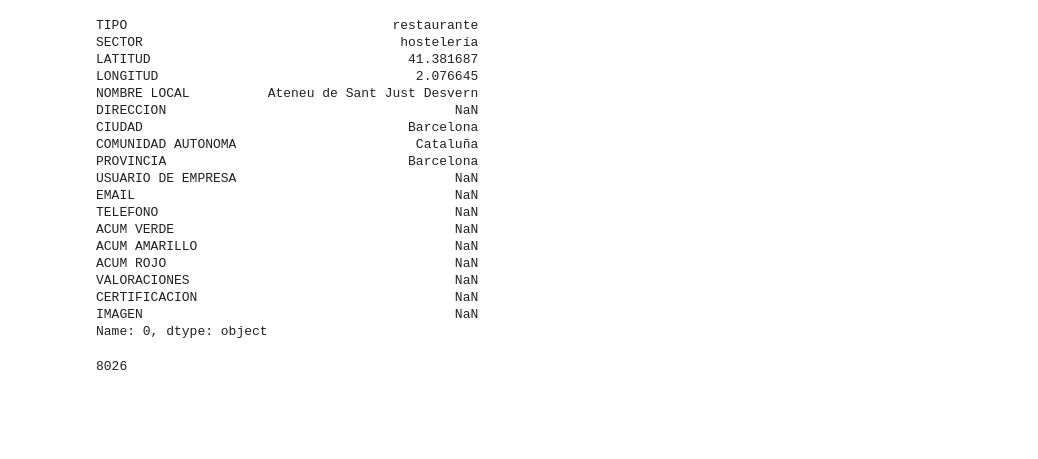
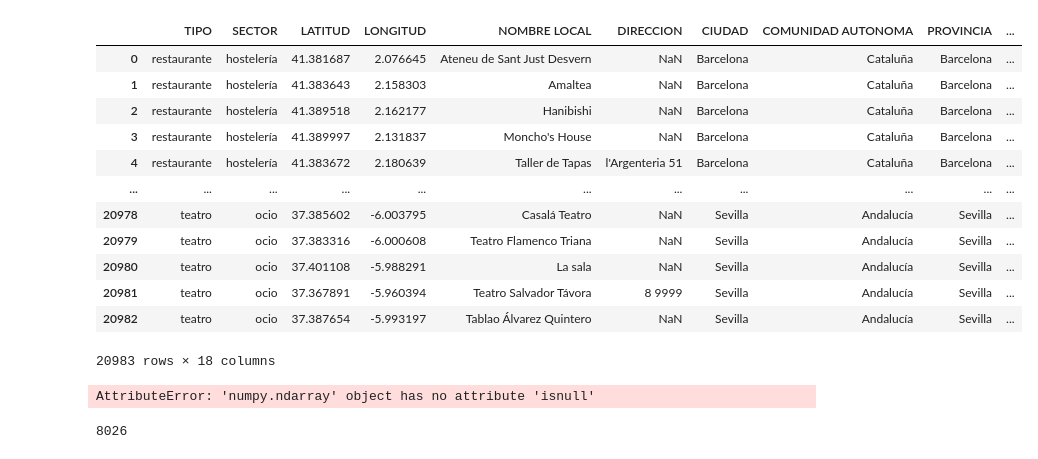
Before and after one commit to Marycruz1189/DesafioTripulaciones_Data, a Jupyter notebook: src/LocalesFakerSQL.ipynb, the cells around one changed output. Saved outputs shown, nothing was run; the diff lists cells and outputs as text; code cells hidden in the pictures; blank space fills up the shorter version.

Commit message:
LocalesFake

```diff
--- a/src/LocalesFakerSQL.ipynb
+++ b/src/LocalesFakerSQL.ipynb
@@ -1,40 +1,38 @@
 # %%
 from faker import Faker
 import numpy as np
 import pandas as pd
 
 # importación de librerías propias
 import utils.folders_tb as fold
 import utils.tools as tools
 import utils.sql_tb as sql
 from utils.mysql_driver import MySQL
 import utils.mysql_driver as drv
 
 fake = Faker('es_ES')
 df_locales = fold.read_file_toDF('locales',',')
 df_locales.drop(columns='Unnamed: 0', inplace=True)
-for i in range(len(df_locales)):
-    print(df_locales.iloc[i])
+
+df_locales
 # %% [output]
+|  | TIPO | SECTOR | LATITUD | LONGITUD | NOMBRE LOCAL | DIRECCION | CIUDAD | COMUNIDAD AUTONOMA | PROVINCIA | ... |
+| 0 | restaurante | hostelería | 41.381687 | 2.076645 | Ateneu de Sant Just Desvern | NaN | Barcelona | Cataluña | Barcelona | ... |
+| 1 | restaurante | hostelería | 41.383643 | 2.158303 | Amaltea | NaN | Barcelona | Cataluña | Barcelona | ... |
+| 2 | restaurante | hostelería | 41.389518 | 2.162177 | Hanibishi | NaN | Barcelona | Cataluña | Barcelona | ... |
+| 3 | restaurante | hostelería | 41.389997 | 2.131837 | Moncho's House | NaN | Barcelona | Cataluña | Barcelona | ... |
+| 4 | restaurante | hostelería | 41.383672 | 2.180639 | Taller de Tapas | l'Argenteria 51 | Barcelona | Cataluña | Barcelona | ... |
+| ... | ... | ... | ... | ... | ... | ... | ... | ... | ... | ... |
+| 20978 | teatro | ocio | 37.385602 | -6.003795 | Casalá Teatro | NaN | Sevilla | Andalucía | Sevilla | ... |
+| 20979 | teatro | ocio | 37.383316 | -6.000608 | Teatro Flamenco Triana | NaN | Sevilla | Andalucía | Sevilla | ... |
+| 20980 | teatro | ocio | 37.401108 | -5.988291 | La sala | NaN | Sevilla | Andalucía | Sevilla | ... |
+| 20981 | teatro | ocio | 37.367891 | -5.960394 | Teatro Salvador Távora | 8 9999 | Sevilla | Andalucía | Sevilla | ... |
+| 20982 | teatro | ocio | 37.387654 | -5.993197 | Tablao Álvarez Quintero | NaN | Sevilla | Andalucía | Sevilla | ... |
-TIPO                                  restaurante
-SECTOR                                 hostelería
-LATITUD                                 41.381687
-LONGITUD                                 2.076645
-NOMBRE LOCAL          Ateneu de Sant Just Desvern
-DIRECCION                                     NaN
-CIUDAD                                  Barcelona
-COMUNIDAD AUTONOMA                       Cataluña
-PROVINCIA                               Barcelona
-USUARIO DE EMPRESA                            NaN
-EMAIL                                         NaN
-TELEFONO                                      NaN
-ACUM VERDE                                    NaN
-ACUM AMARILLO                                 NaN
-ACUM ROJO                                     NaN
-VALORACIONES                                  NaN
-CERTIFICACION                                 NaN
-IMAGEN                                        NaN
-Name: 0, dtype: object
+20983 rows × 18 columns
+# %%
+np.array(df_locales['DIRECCION'][4]).isnull().values.any()
+# %% [output]
+AttributeError: 'numpy.ndarray' object has no attribute 'isnull'
 # %%
 df_sql = sql.get_data_sql(sql_out_cols, 'usuarios')
 fld.save_df_to_csv(df_sql)
```
